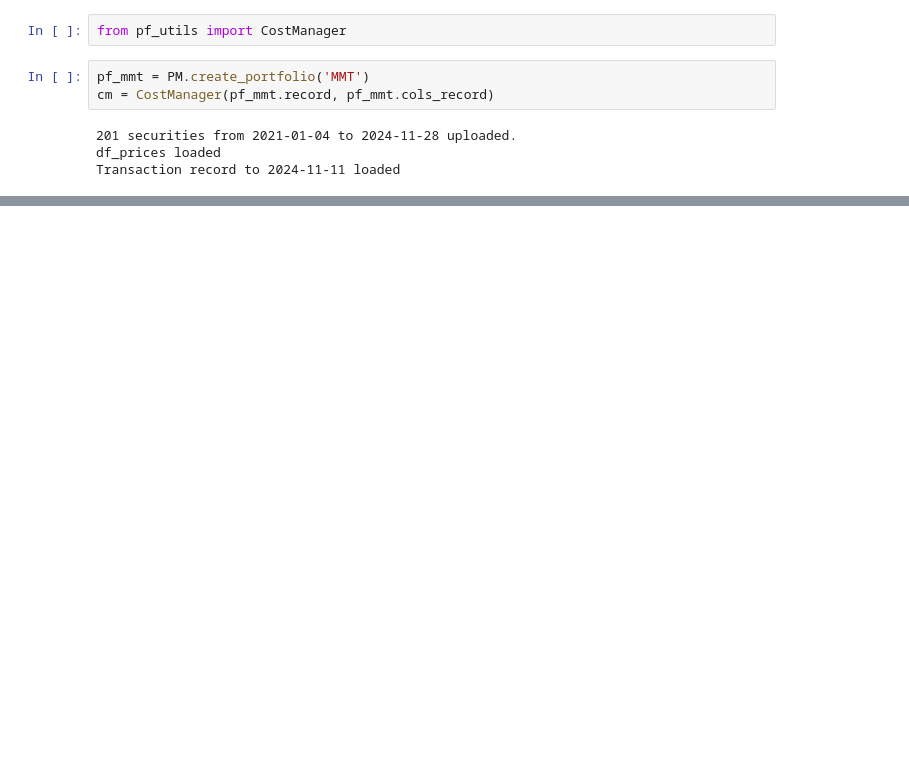
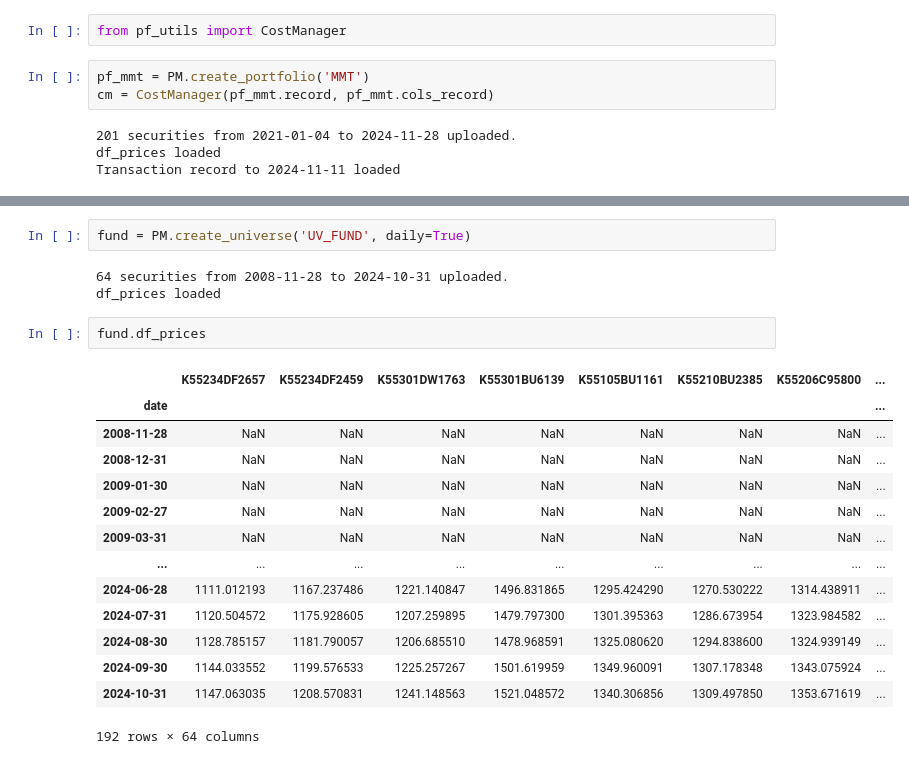
Before and after one commit to lbk209/portfolio, a Jupyter notebook: Allocate_Portfolio.ipynb, the cells around one changed output, grey strips where cells are left out. Drawn from its saved outputs; the diff is of its cells as text; blank space fills up the shorter version.

```diff
--- a/Allocate_Portfolio.ipynb
+++ b/Allocate_Portfolio.ipynb
@@ -982,0 +927,22 @@ cm.calc_cashflow_history()
+# %%
+fund = PM.create_universe('UV_FUND', daily=True)
+# %% [output]
+64 securities from 2008-11-28 to 2024-10-31 uploaded.
+df_prices loaded
+# %%
+fund.df_prices
+# %% [output]
+|  | K55234DF2657 | K55234DF2459 | K55301DW1763 | K55301BU6139 | K55105BU1161 | K55210BU2385 | K55206C95800 | ... |
+| date |  |  |  |  |  |  |  | ... |
+| 2008-11-28 | NaN | NaN | NaN | NaN | NaN | NaN | NaN | ... |
+| 2008-12-31 | NaN | NaN | NaN | NaN | NaN | NaN | NaN | ... |
+| 2009-01-30 | NaN | NaN | NaN | NaN | NaN | NaN | NaN | ... |
+| 2009-02-27 | NaN | NaN | NaN | NaN | NaN | NaN | NaN | ... |
+| 2009-03-31 | NaN | NaN | NaN | NaN | NaN | NaN | NaN | ... |
+| ... | ... | ... | ... | ... | ... | ... | ... | ... |
+| 2024-06-28 | 1111.012193 | 1167.237486 | 1221.140847 | 1496.831865 | 1295.424290 | 1270.530222 | 1314.438911 | ... |
+| 2024-07-31 | 1120.504572 | 1175.928605 | 1207.259895 | 1479.797300 | 1301.395363 | 1286.673954 | 1323.984582 | ... |
+| 2024-08-30 | 1128.785157 | 1181.790057 | 1206.685510 | 1478.968591 | 1325.080620 | 1294.838600 | 1324.939149 | ... |
+| 2024-09-30 | 1144.033552 | 1199.576533 | 1225.257267 | 1501.619959 | 1349.960091 | 1307.178348 | 1343.075924 | ... |
+| 2024-10-31 | 1147.063035 | 1208.570831 | 1241.148563 | 1521.048572 | 1340.306856 | 1309.497850 | 1353.671619 | ... |
+192 rows × 64 columns
```
Also changed, not shown: parts of 42 cells of this notebook, 2 other files.
